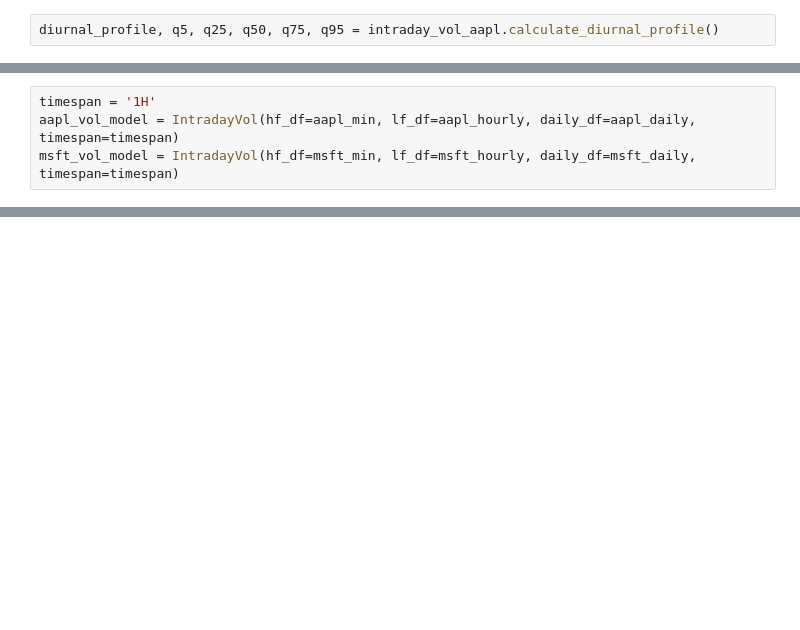
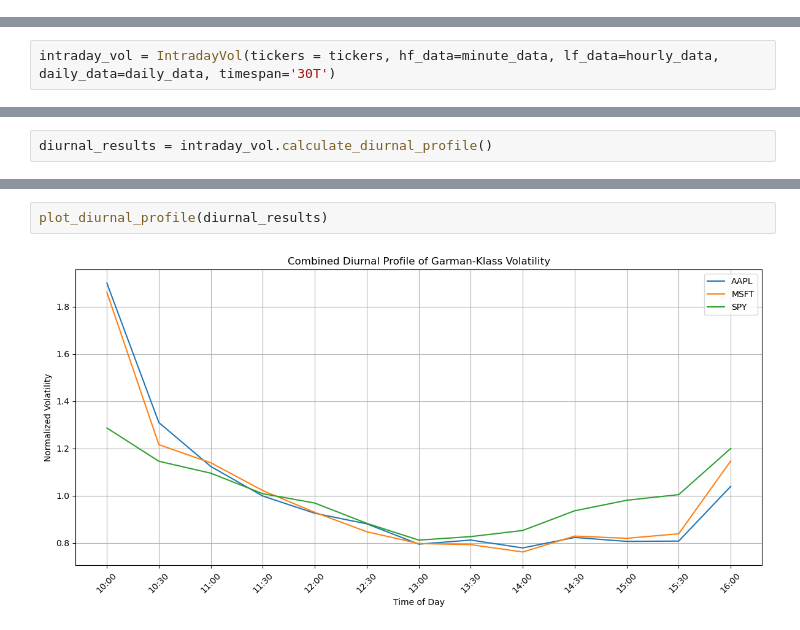
Before and after one commit to rravinet/vol-prediction, a Jupyter notebook: Intraday_Vol.ipynb, the cells around one changed output, grey strips where cells are left out. Drawn from its saved outputs; the diff is of its cells as text; blank space fills up the shorter version.

Commit message:
creating plot functions

```diff
--- a/Intraday_Vol.ipynb
+++ b/Intraday_Vol.ipynb
@@ -219,2 +0,0 @@ def plot_diurnal_profile(diurnal_profile, q5, q25, q50, q75, q95):
-# %%
-diurnal_profile, q5, q25, q50, q75, q95 = intraday_vol_aapl.calculate_diurnal_profile()
@@ -246,4 +0,0 @@ aapl_daily['true_vol'] = aapl_aggregate.groupby(aapl_aggregate.index.date).aggre
-# %%
-timespan = '1H'
-aapl_vol_model = IntradayVol(hf_df=aapl_min, lf_df=aapl_hourly, daily_df=aapl_daily, timespan=timespan)
-msft_vol_model = IntradayVol(hf_df=msft_min, lf_df=msft_hourly, daily_df=msft_daily, timespan=timespan)
@@ -277,0 +246,2 @@ rmse(aapl_predicted_vol2['vol_forecasts'], aapl_predicted_vol2['target'])
+# %%
+intraday_vol = IntradayVol(tickers = tickers, hf_data=minute_data, lf_data=hourly_data, daily_data=daily_data, timespan='30T')
@@ -277,0 +251,2 @@ rmse(aapl_predicted_vol2['vol_forecasts'], aapl_predicted_vol2['target'])
+# %%
+diurnal_results = intraday_vol.calculate_diurnal_profile()
@@ -277,0 +261,4 @@ rmse(aapl_predicted_vol2['vol_forecasts'], aapl_predicted_vol2['target'])
+# %%
+plot_diurnal_profile(diurnal_results)
+# %% [output]
+[figure, added]
```
Also changed, not shown: parts of 39 cells of this notebook, 4 other files.
